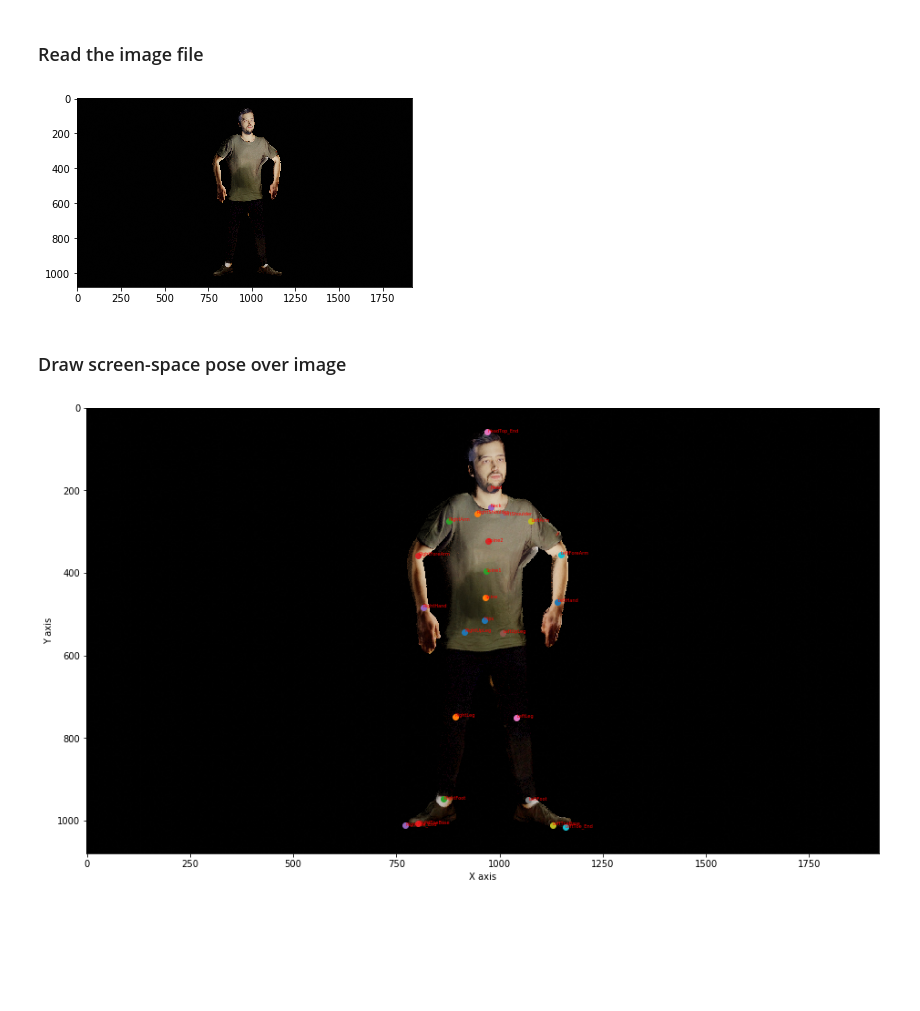
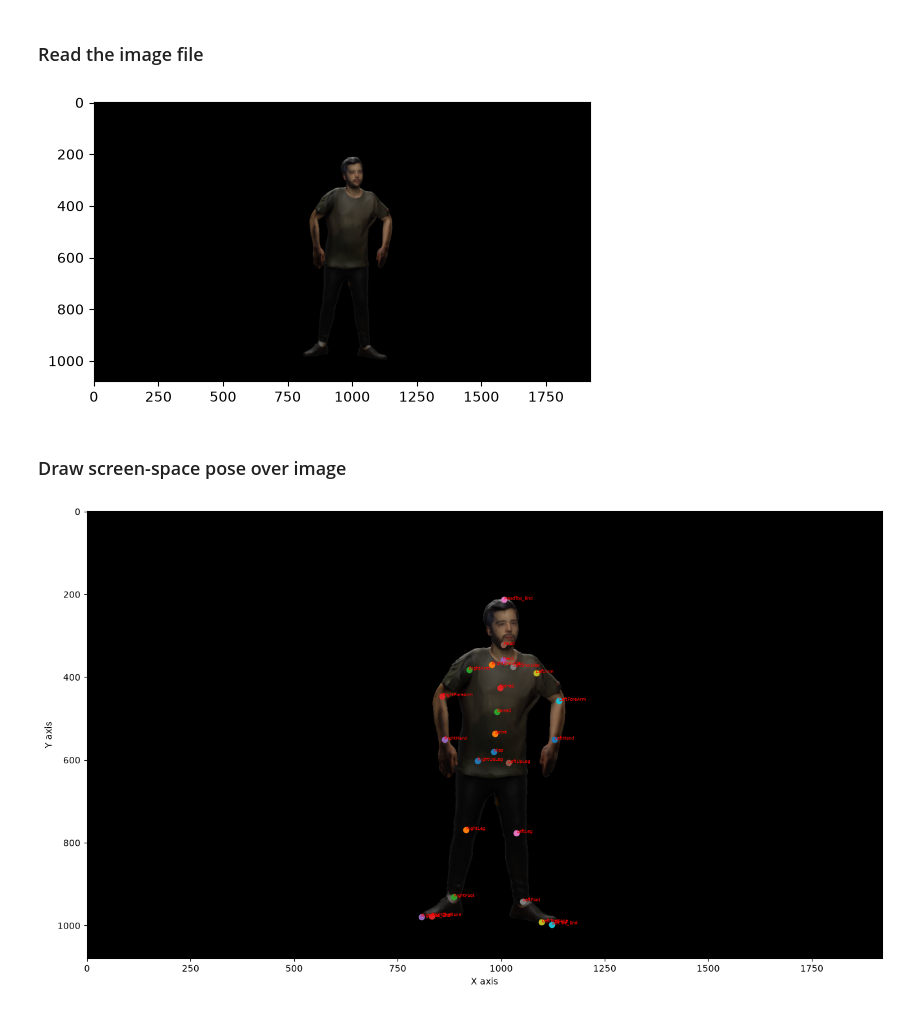
Before and after one commit to juniorxsound/BlendGen, a Jupyter notebook: notebooks/Visualizing 2D Pose.ipynb, the cells around one changed output. Saved outputs shown, nothing was run; the diff lists cells and outputs as text; code cells hidden in the pictures; blank space fills up the shorter version.

```diff
--- a/notebooks/Visualizing 2D Pose.ipynb
+++ b/notebooks/Visualizing 2D Pose.ipynb
@@ -17,13 +17,13 @@ with open('../data/toy_dataset/blendgen_dataset.json') as json_file:
 # %%
 # The frame of the dataset we will use for visualization
 FRAME_NUM = 5
 
 # Plot the color image
-color = cv2.cvtColor(cv2.imread('../data/toy_dataset/color/Image{:0>4}.png'.format(FRAME_NUM)), cv2.COLOR_RGB2BGR)
+color = cv2.cvtColor(cv2.imread('../data/toy_dataset/color/Image{:0>4}.png'.format(FRAME_NUM)), cv2.COLOR_BGR2RGB)
 plt.imshow(color)
 plt.show()
 # %% [output]
-[figure, old version]
+[figure, new version]
 # %% [markdown]
 ### Draw screen-space pose over image
 # %%
@@ -50,4 +50,4 @@ for joint in data['data'][FRAME_NUM]['attributes'][1:]:
 
 plt.show()
 # %% [output]
-[figure, old version]
+[figure, new version]
```
Also changed, not shown: 35 other files.
